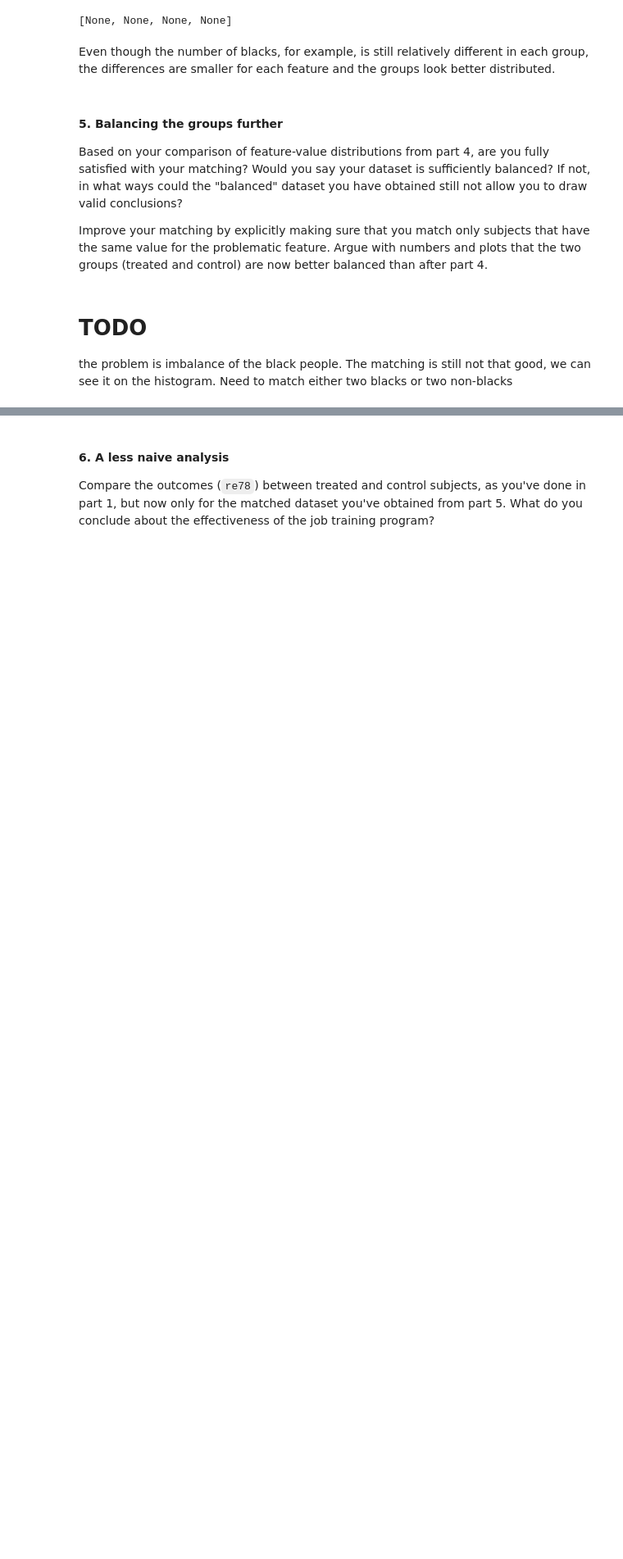
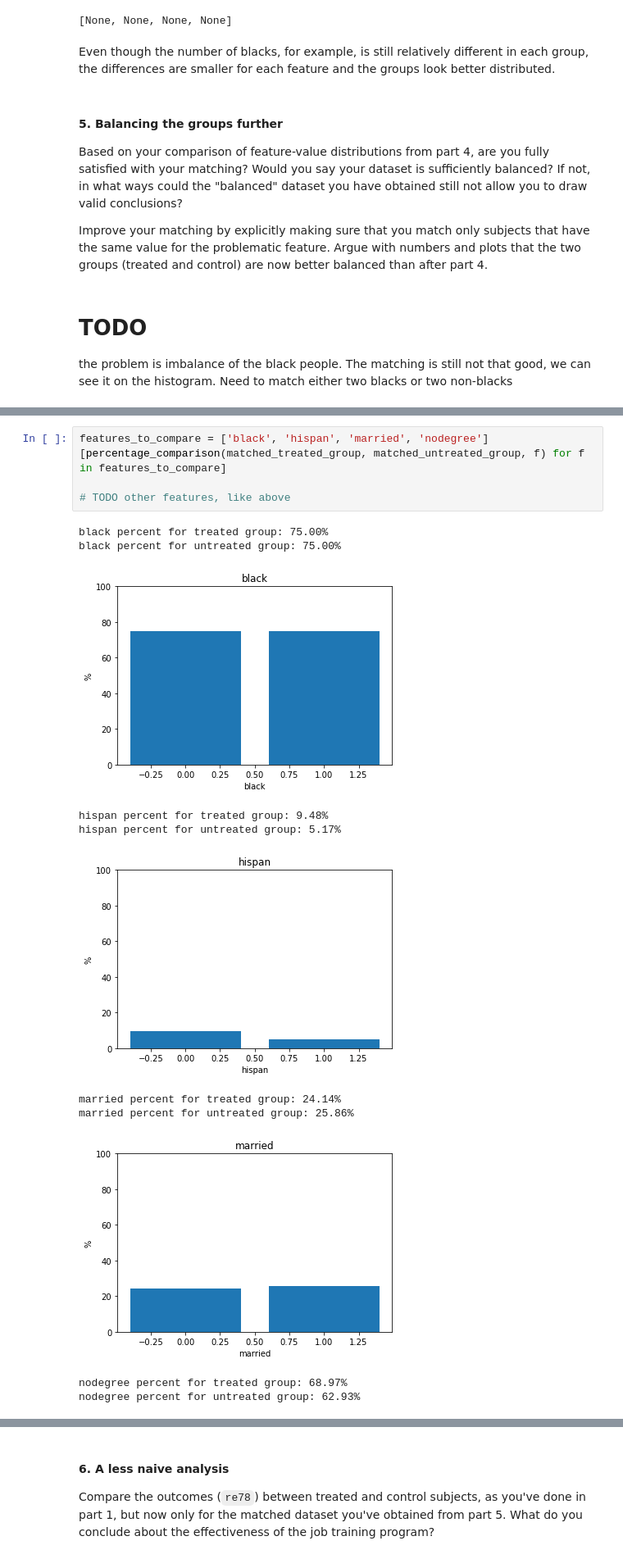
Before and after one commit to csbenz/ada, a Jupyter notebook: 04 - Applied ML/hw4.ipynb, the cells around one changed output, grey strips where cells are left out. Shown at 82% size. Drawn from its saved outputs; the diff is of its cells as text; blank space fills up the shorter version.

```diff
--- a/04 - Applied ML/hw4.ipynb
+++ b/04 - Applied ML/hw4.ipynb
@@ -453,0 +479,17 @@ Mean absolute propensity score: 0.38115684604291544
+# %%
+features_to_compare = ['black', 'hispan', 'married', 'nodegree']
+[percentage_comparison(matched_treated_group, matched_untreated_group, f) for f in features_to_compare]
+
+# TODO other features, like above
+# %% [output]
+black percent for treated group: 75.00%
+black percent for untreated group: 75.00%
+[figure, added]
+hispan percent for treated group: 9.48%
+hispan percent for untreated group: 5.17%
+[figure, added]
+married percent for treated group: 24.14%
+married percent for untreated group: 25.86%
+[figure, added]
+nodegree percent for treated group: 68.97%
+nodegree percent for untreated group: 62.93%
```
Also changed, not shown: parts of 14 cells of this notebook.
